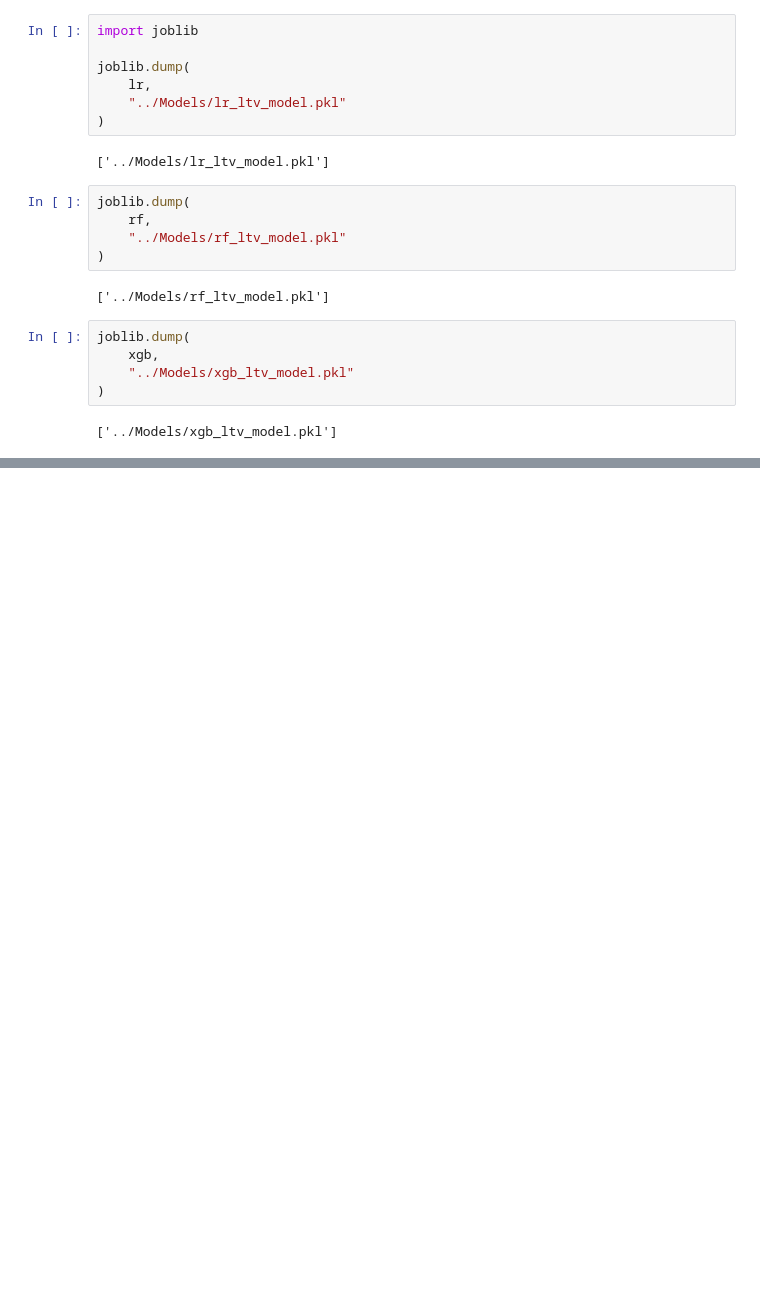
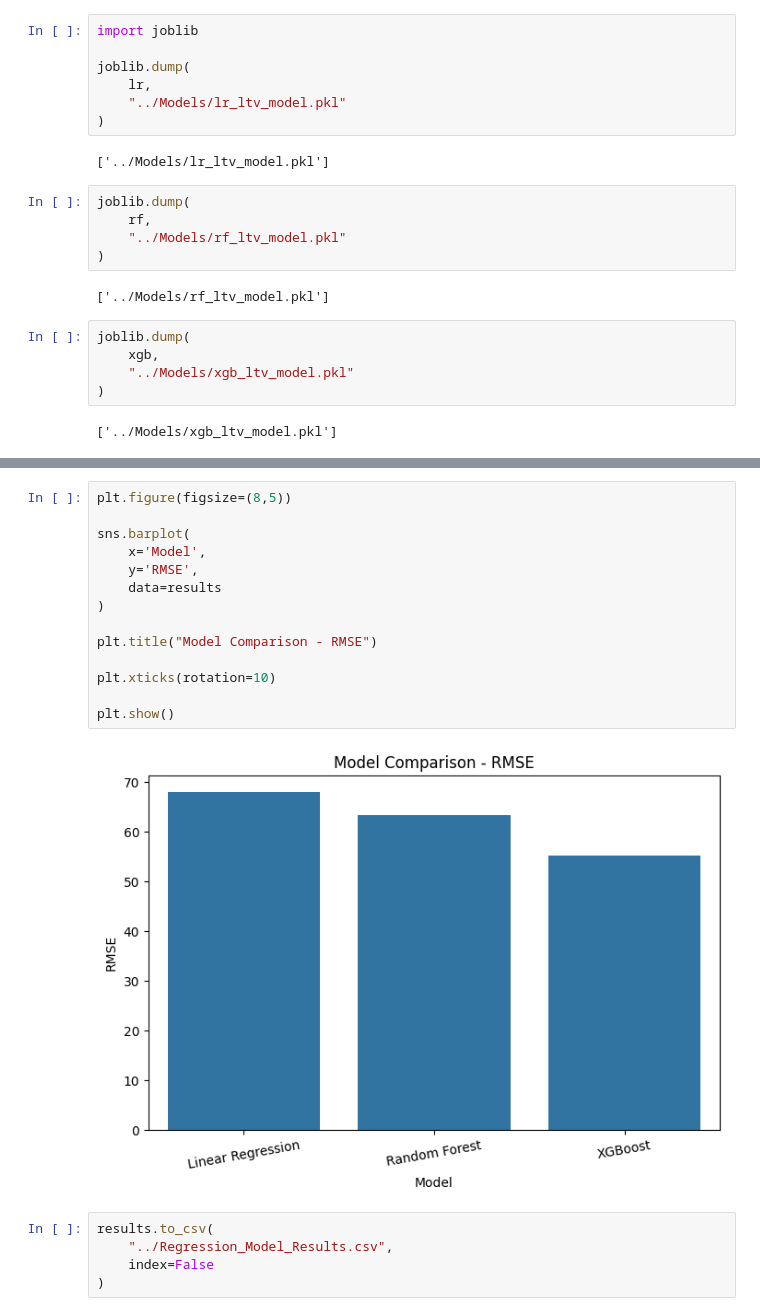
Before and after one commit to vinaykairamkonda/Churn-Data-Anaylsis, a Jupyter notebook: Notebook/6.LTV Prediction.ipynb, the cells around one changed output, grey strips where cells are left out. Drawn from its saved outputs; the diff is of its cells as text; blank space fills up the shorter version.

```diff
--- a/Notebook/6.LTV Prediction.ipynb
+++ b/Notebook/6.LTV Prediction.ipynb
@@ -201,0 +405,21 @@ print(os.listdir("../Models"))
+# %%
+plt.figure(figsize=(8,5))
+
+sns.barplot(
+    x='Model',
+    y='RMSE',
+    data=results
+)
+
+plt.title("Model Comparison - RMSE")
+
+plt.xticks(rotation=10)
+
+plt.show()
+# %% [output]
+[figure, added]
+# %%
+results.to_csv(
+    "../Regression_Model_Results.csv",
+    index=False
+)
```
Also changed, not shown: parts of 13 cells of this notebook, 3 other files.
